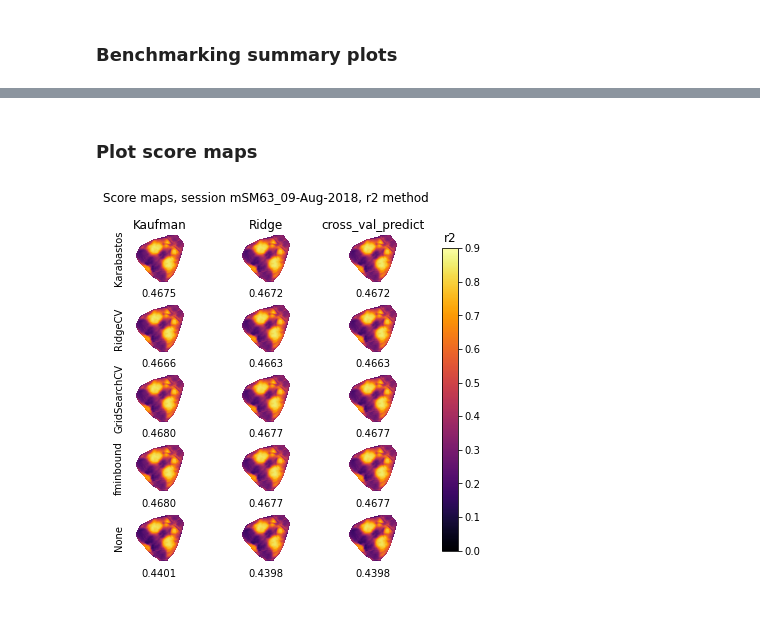
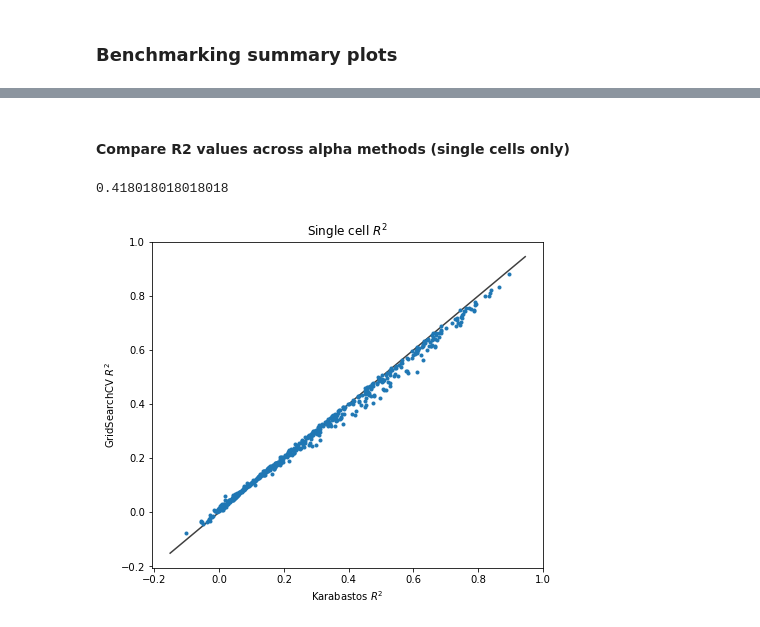
Before and after one commit to msokolet/regbench, a Jupyter notebook: regbench.ipynb, the cells around one changed output, grey strips where cells are left out. Drawn from its saved outputs; the diff is of its cells as text; code cells hidden in the pictures.

```diff
--- a/regbench.ipynb
+++ b/regbench.ipynb
@@ -149,28 +220,20 @@ for crossval_method in opts['crossval_mets']:
-# %% [markdown]
-### Plot score maps
-# %%
-score_fig, score_ax = plt.subplots(len(opts['alpha_mets']), len(opts['crossval_mets']), figsize=(7, 6))
-plt.suptitle(f'Score maps, session {opts["rec_name"]}, {opts["map_met"]} method')
-
-[axi.grid(False) for axi in score_ax.ravel()]
-[axi.spines[['bottom', 'left', 'right', 'top']].set_visible(False) for axi in score_ax.ravel()]
-[axi.set_xticks([]) for axi in score_ax.ravel()]
-[axi.set_yticks([]) for axi in score_ax.ravel()]
-
-plots = {}
-for nx, crossval_method in enumerate(opts['crossval_mets']):
-    for ny, alpha_method in enumerate(opts['alpha_mets']):
-        plots[ny, nx] = score_ax[ny, nx].imshow(maps[crossval_method, alpha_method], cmap='inferno', vmin=0, vmax=0.9)
-        score_ax[ny, nx].set_xlabel(f'{np.nanmean(maps[crossval_method, alpha_method]):.4f}')
-        if ny == 0: score_ax[ny, nx].set_title(crossval_method)
-        if nx == 0:
-            score_ax[ny, nx].set_ylabel(alpha_method)
-
-score_fig.subplots_adjust(left=0.2, right=0.8, hspace=0.5)
-cbar_ax = score_fig.add_axes([0.85, 0.15, 0.03, 0.7])
-cbar = score_fig.colorbar(plots[0, 0], cax=cbar_ax, orientation='vertical')
-cbar_ax.set_title(opts["map_met"]);
-
-rb.save_fig(score_fig, opts, name=f'rb_corrs_{opts["rec_name"]}_{opts["map_met"]}') # Save plot
-# %% [output]
-[figure, removed]
+# %% [markdown]
+#### Compare R2 values across alpha methods (single cells only)
+# %%
+single_met = 'Karabastos'
+multi_met = 'GridSearchCV'
+
+comp_fig = plt.figure(figsize=(7, 6))
+plt.plot(scores['cross_val_predict', single_met], scores['cross_val_predict', multi_met], '.')
+# Plot diagonal line
+lims = [np.min([plt.xlim(), plt.ylim()]), np.max([plt.xlim(), plt.ylim()])]
+plt.plot(lims, lims, 'k-', alpha=0.75, zorder=0)
+
+plt.xlabel(f'{single_met} $R^2$')
+plt.ylabel(f'{multi_met} $R^2$')
+plt.title(r'Single cell $R^2$')
+
+np.where(scores['cross_val_predict', single_met] > scores['cross_val_predict', multi_met])[0].shape[0] / scores['cross_val_predict', single_met].shape[0]
+# %% [output]
+0.418018018018018
+[figure, added]
```
Also changed, not shown: parts of 9 cells of this notebook, 2 other files.
